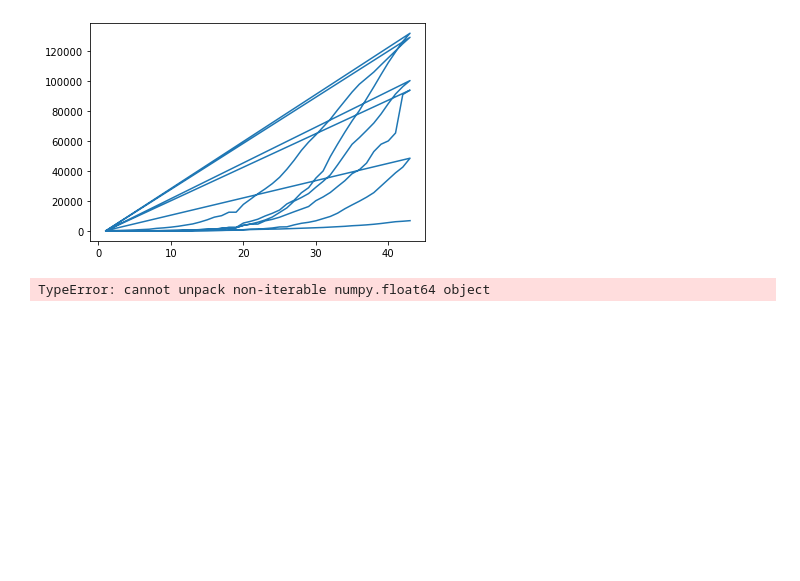
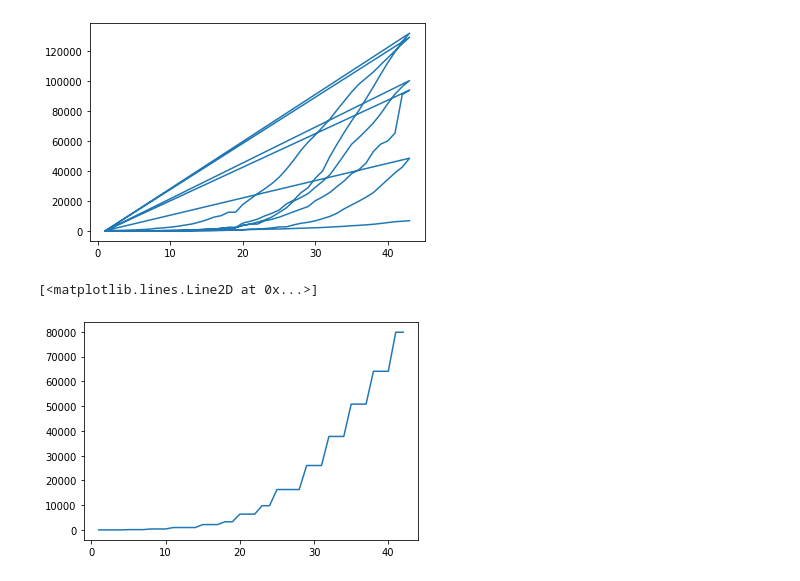
Before and after one commit to Pedrag1234/FEUP_IART_TP2, a Jupyter notebook: src/Decision_Tree.ipynb, the cells around one changed output. Saved outputs shown, nothing was run; the diff lists cells and outputs as text; code cells hidden in the pictures; blank space fills up the shorter version.

```diff
--- a/src/Decision_Tree.ipynb
+++ b/src/Decision_Tree.ipynb
@@ -205,10 +205,13 @@ plt.plot(EU_covid_data[test2_regr],EU_covid_data['total_cases'])
 # %%
 import numpy as np
 
-a=np.arange(1,100)
+b=np.arange(1,43)
+a=np.arange(1,43)
 
-for i in range(99):
-    [[b[0 + i]]] = regr_2.predict([[a[i]]])
-    print([[b[0 + i]]])
+for i in range(42):
+    b[i]=regr_2.predict([[a[i]]])[0]
+
+plt.plot(a,b)
 # %% [output]
-TypeError: cannot unpack non-iterable numpy.float64 object
+[<matplotlib.lines.Line2D at 0x...>]
+[figure, added]
```
Also changed, not shown: parts of 6 cells of this notebook, 1 other file.
